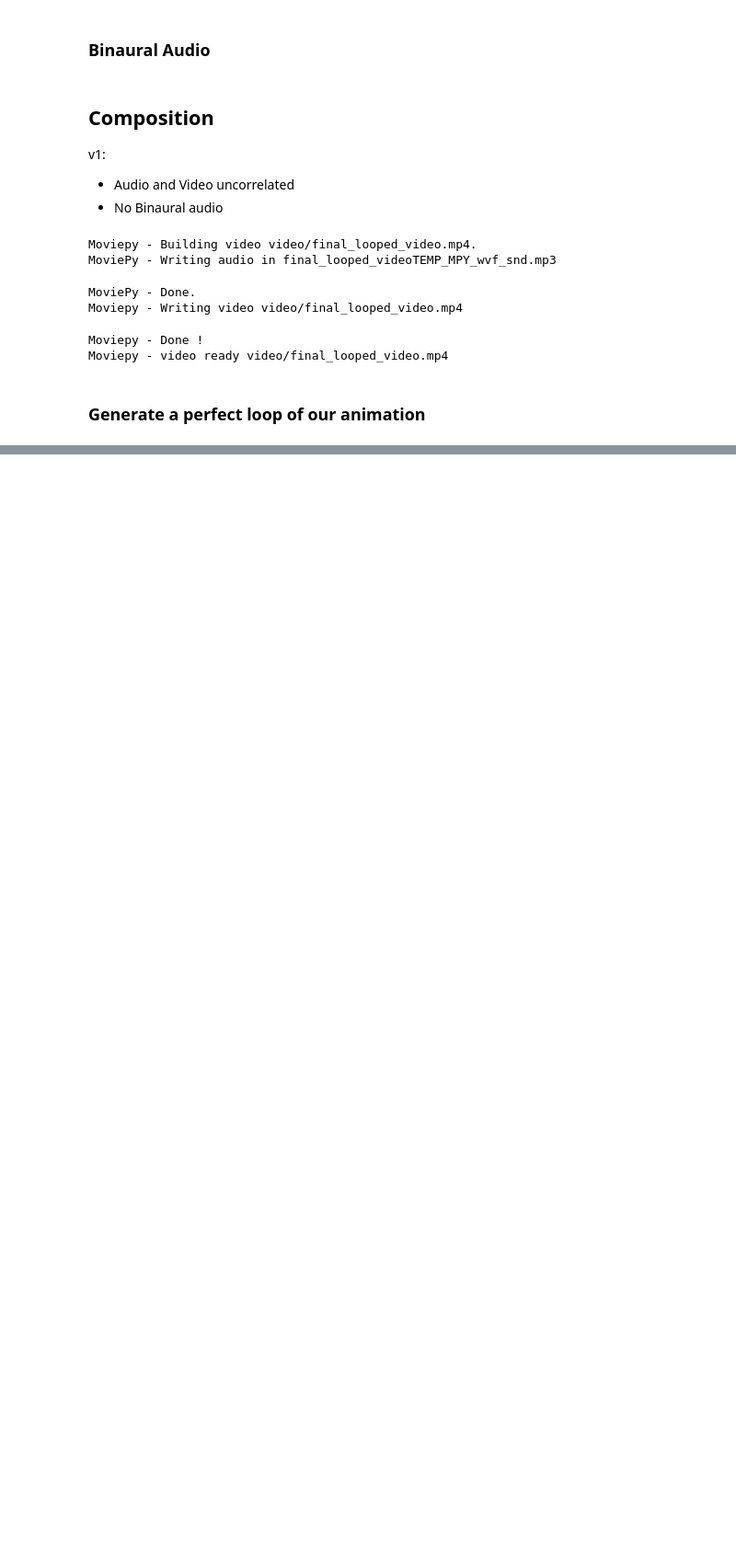
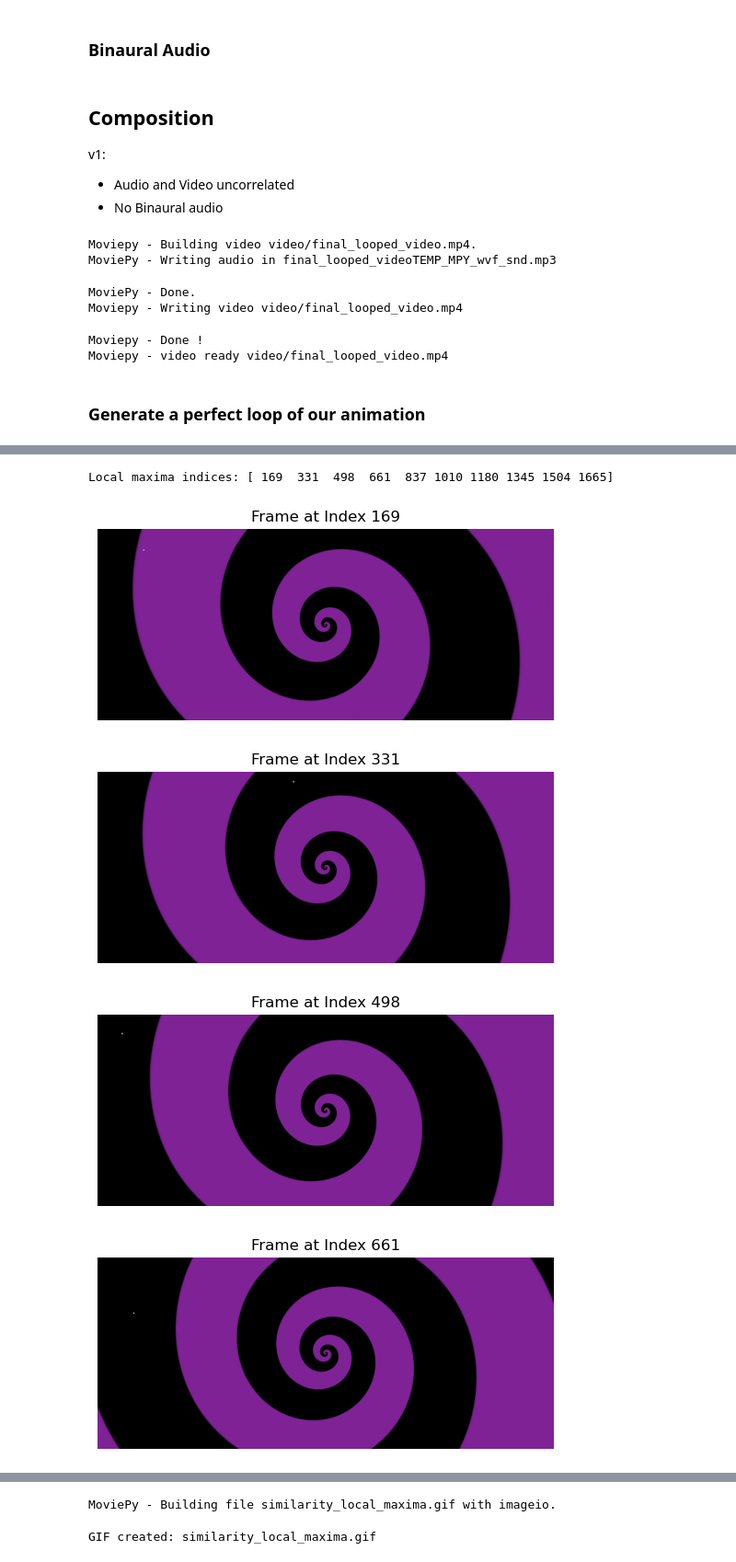
Before and after one commit to Ethycs/video-editor, a Jupyter notebook: Video Editor.ipynb, the cells around one changed output, grey strips where cells are left out. Shown: that part at 92% size. Saved outputs shown, nothing was run; the diff lists cells and outputs as text; code cells hidden in the pictures; blank space fills up the shorter version.

```diff
--- a/Video Editor.ipynb
+++ b/Video Editor.ipynb
@@ -282,0 +563,37 @@ Moviepy - video ready video/final_looped_video.mp4
+# %%
+from scipy.signal import argrelextrema
+from moviepy.editor import ImageSequenceClip
+
+local_maxima_indices = argrelextrema(np.array(similarities), np.greater, order=100)[0]
+
+# Print local maxima indices
+print(f"Local maxima indices: {local_maxima_indices}")
+
+# Display frames at local maxima
+cap = cv2.VideoCapture(video_path)
+frames = []
+for index in local_maxima_indices:
+    cap.set(cv2.CAP_PROP_POS_FRAMES, index)
+    ret, frame = cap.read()
+    if ret:
+        frames.append(frame)
+        # Display frame using matplotlib
+        plt.figure()
+        plt.imshow(cv2.cvtColor(frame, cv2.COLOR_BGR2RGB))
+        plt.title(f"Frame at Index {index}")
+        plt.axis('off')
+        plt.show()
+
+cap.release()
+
+# Create a GIF from the frames
+clip = ImageSequenceClip([cv2.cvtColor(frame, cv2.COLOR_BGR2RGB) for frame in frames], fps=2)
+clip.write_gif("similarity_local_maxima.gif", fps=2)
+
+print("GIF created: similarity_local_maxima.gif")
+# %% [output]
+Local maxima indices: [ 169  331  498  661  837 1010 1180 1345 1504 1665]
+[figure, added]
+[figure, added]
+[figure, added]
+[figure, added]
@@ -282,0 +606,2 @@ Moviepy - video ready video/final_looped_video.mp4
+MoviePy - Building file similarity_local_maxima.gif with imageio.
+GIF created: similarity_local_maxima.gif
```
Also changed, not shown: parts of 18 cells of this notebook, 3 other files.
